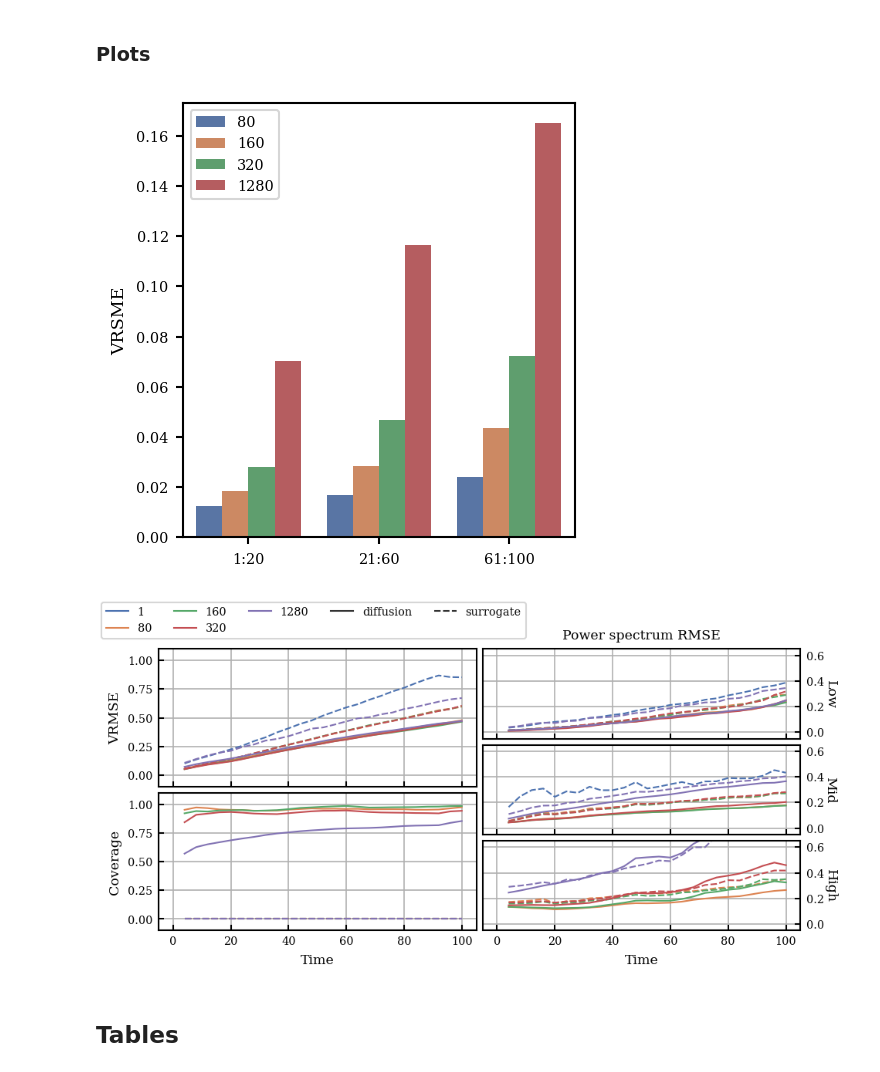
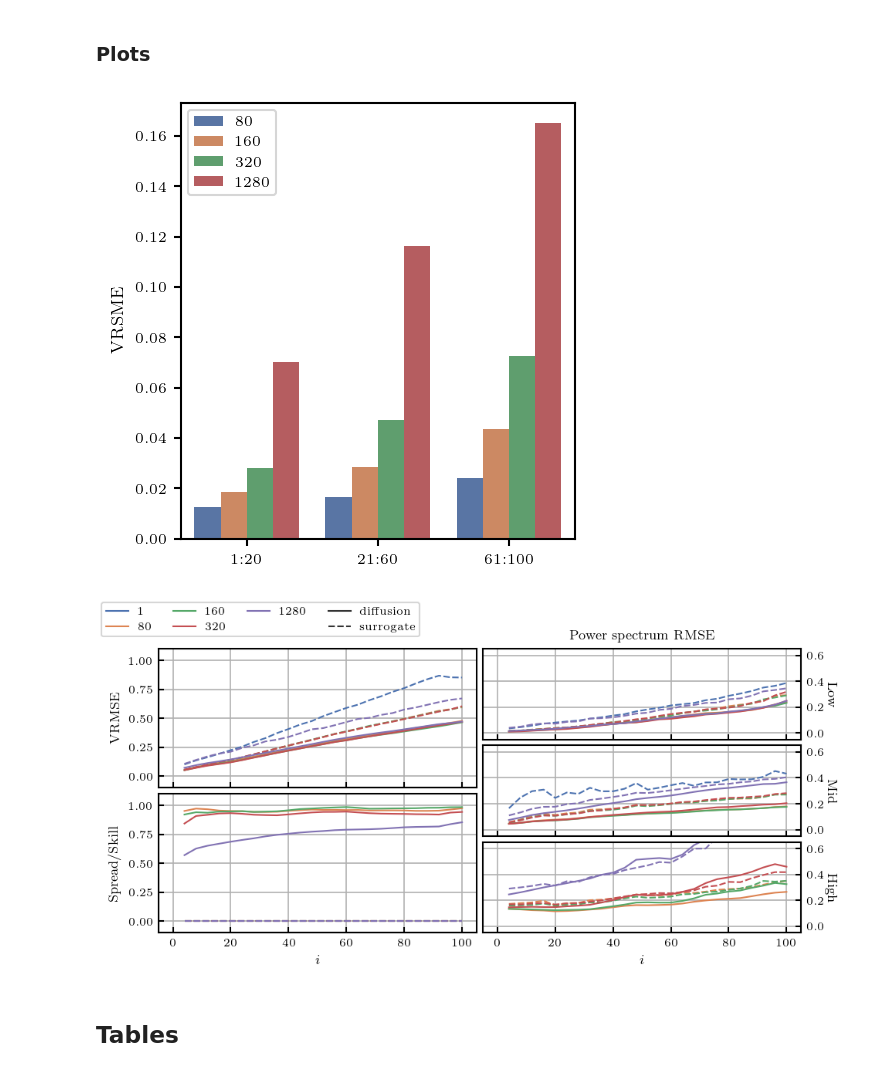
Before and after one commit to ksimotas/lola, a Jupyter notebook: experiments/euler/figures.ipynb, the cells around one changed output. Saved outputs shown, nothing was run; the diff lists cells and outputs as text; code cells hidden in the pictures.

Commit message:
Update figures

```diff
--- a/experiments/euler/figures.ipynb
+++ b/experiments/euler/figures.ipynb
@@ -1,12 +1,16 @@
 # %%
 import matplotlib.pyplot as plt
 import numpy as np
+import os
 import pandas as pd
 import seaborn as sb
 
 from pathlib import Path
 
+from lola.fourier import isotropic_power_spectrum
 from lola.plot import draw
+
+os.environ["PATH"] += ":/mnt/sw/nix/store/80wb60hk9c9hbi1rzbnr6kdbbjknp4ch-texlive-20220321/bin/x86_64-linux"
 
 outdir = Path("./figures")
 outdir.mkdir(exist_ok=True)
@@ -27,8 +31,8 @@ rc = {
     "ytick.labelsize": "xx-small",
     "ytick.major.width": 1.0,
     "font.family": ["serif"],
-    # 'text.usetex': True,
-    # 'text.latex.preamble': r"\usepackage{amsfonts}",
+    "text.usetex": True,
+    "text.latex.preamble": r"\usepackage{amsfonts}",
 }
 
 plt.rcParams.update(rc)
@@ -100,8 +104,8 @@ def horizon(t):
 
 df["horizon"] = df["time"].apply(horizon)
 df["std_instant"] = np.sqrt(df["m2"] - df["m1"] ** 2)
-df["coverage"] = (df["spread"] + 1e-3) / (df["rmse"] + 1e-3)
-df.loc[df["method"] == "surrogate", "coverage"] = 0.0
+df["spread_skill"] = (df["spread"] + 1e-3) / (df["rmse"] + 1e-3)
+df.loc[df["method"] == "surrogate", "spread_skill"] = 0.0
 # %% [markdown]
 To aggregate the metrics of different fields, we use a weighted average where the weights are the fields' instantaneous std, relative to the fields' global std.
 # %%
@@ -137,7 +141,7 @@ fig.tight_layout(pad=0.33)
 
 plt.savefig(outdir / "euler_ae.pdf", dpi=300, transparent=True)
 # %% [output]
-[figure, old version]
+[figure, new version]
 # %%
 table = df[df["method"] != "autoencoder"]
 
@@ -155,7 +159,7 @@ fig, axs = plt.subplot_mosaic(
     sharey=False,
 )
 
-for i, metric in enumerate(["VRMSE", "Coverage"]):
+for i, metric in enumerate(["VRMSE", "spread_skill"]):
     ax = sb.lineplot(
         table,
         x="time",
@@ -171,11 +175,14 @@ for i, metric in enumerate(["VRMSE", "Coverage"]):
     ax.get_legend().remove()
     ax.grid()
 
-    ax.set_xlabel("Time")
+    ax.set_xlabel("$i$")
     ax.set_xlim(-5, 105)
+    ax.set_ylim(-0.1, 1.1)
 
-    ax.set_ylabel(metric)
-    ax.set_ylim(-0.1, 1.1)
+    if metric == "spread_skill":
+        ax.set_ylabel("Spread/Skill")
+    else:
+        ax.set_ylabel(metric)
 
     ax.tick_params(direction="in")
 
@@ -197,37 +204,37 @@ for i, band in enumerate(["Low", "Mid", "High"], start=2):
     ax.get_legend().remove()
     ax.grid()
 
-    ax.set_xlabel("Time")
+    ax.set_xlabel("$i$")
     ax.set_xlim(-5, 105)
 
     ax.set_ylabel(band)
     ax.set_ylim(-0.05, 0.65)
 
     ax.tick_params(direction="in")
 
     ax.yaxis.set_label_position("right")
     ax.yaxis.label.set(rotation=-90, va="center")
     ax.yaxis.tick_right()
 
     if i == 2:
         ax.set_title("Power spectrum RMSE")
 
 for i, label in reversed(list(enumerate(labels))):
     if label in ("compression", "method"):
         blank = handles.pop(i)
         labels.pop(i)
 
 handles.insert(-2, blank)
 labels.insert(-2, None)
 
 fig.align_labels()
 fig.tight_layout(pad=0.33)
 fig.subplots_adjust(top=0.875)
 fig.legend(handles, labels, loc="upper left", ncol=4)
 
 plt.savefig(outdir / "euler_mosaic.pdf", dpi=300, transparent=True)
 # %% [output]
-[figure, old version]
+[figure, new version]
 # %% [markdown]
 ## Tables
 # %%
```
Also changed, not shown: parts of 1 cell of this notebook, 1 other file.
